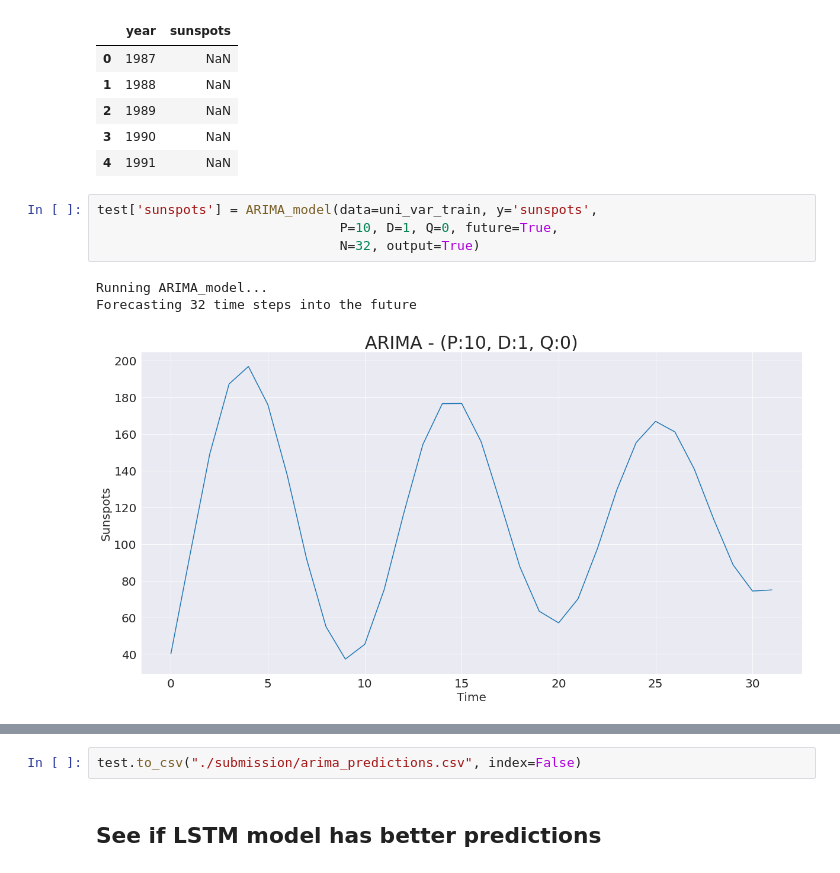
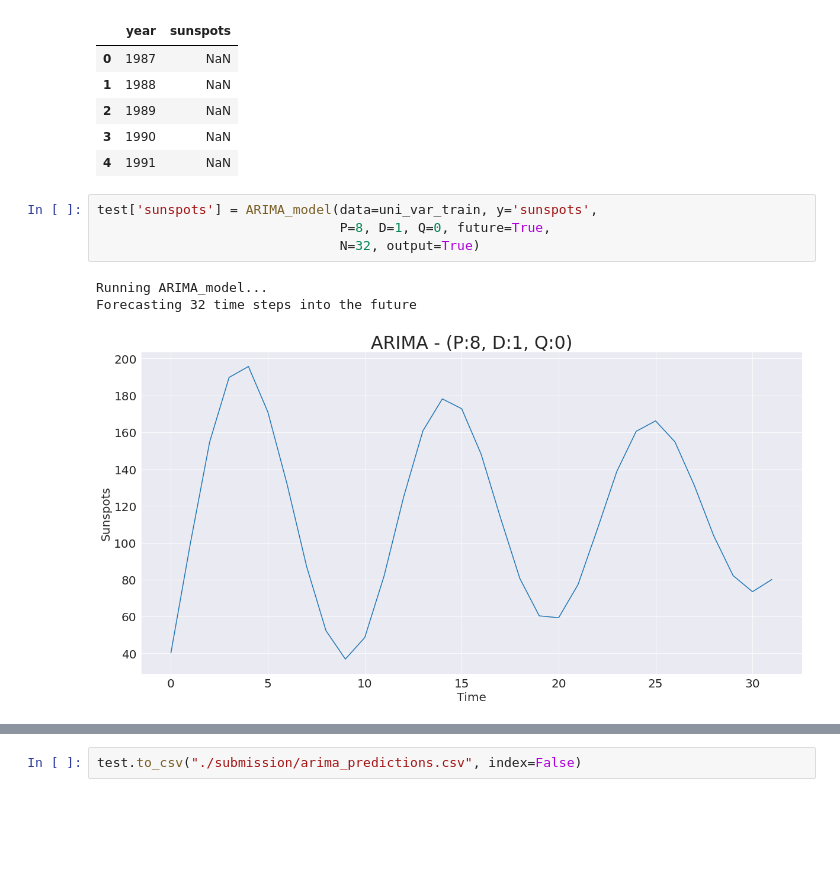
Before and after one commit to sakoki/sunspot_predictions, a Jupyter notebook: sunspot_arima_predictions.ipynb, the cells around one changed output, grey strips where cells are left out. Cells and saved outputs as stored; diff of their text form; blank space fills up the shorter version.

```diff
--- a/sunspot_predictions.ipynb
+++ b/sunspot_arima_predictions.ipynb
@@ -264,9 +265,9 @@ test.head()
 | 4 | 1991 | NaN |
 # %%
 test['sunspots'] = ARIMA_model(data=uni_var_train, y='sunspots',
-                               P=10, D=1, Q=0, future=True,
+                               P=8, D=1, Q=0, future=True,
                                N=32, output=True)
 # %% [output]
 Running ARIMA_model...
 Forecasting 32 time steps into the future
-[figure, old version]
+[figure, new version]
@@ -274,4 +275,2 @@ Finished in 51.4780s
 # %%
 test.to_csv("./submission/arima_predictions.csv", index=False)
-# %% [markdown]
-## See if LSTM model has better predictions
```
Also changed, not shown: parts of 5 cells of this notebook, 5 other files.
